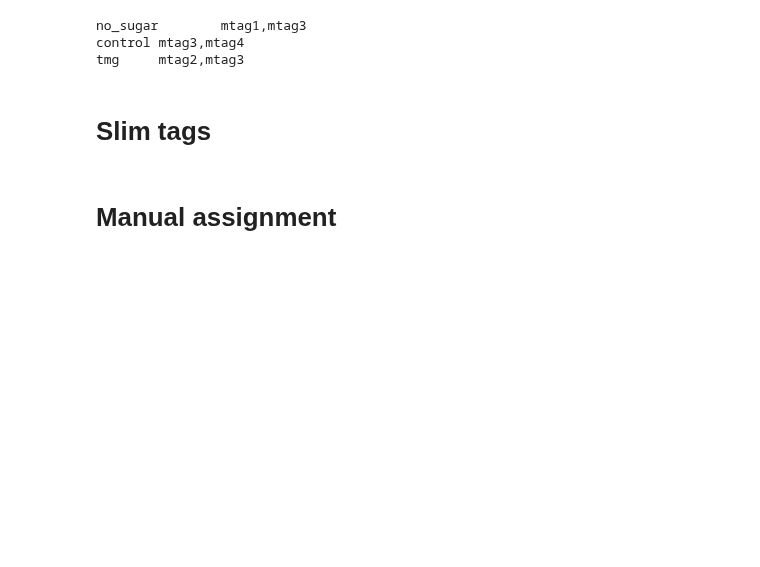
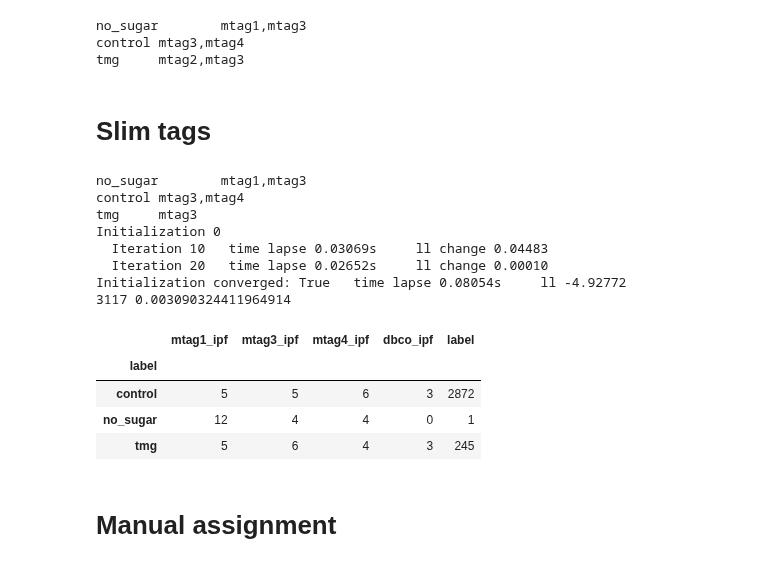
Before and after one commit to sbooeshaghi/azucar, a Jupyter notebook: analysis/293T/obs2/assign.ipynb, the cells around one changed output. Drawn from its saved outputs; the diff is of its cells as text; code cells hidden in the pictures; blank space fills up the shorter version.

```diff
--- a/analysis/293T/obs2/assign.ipynb
+++ b/analysis/293T/obs2/assign.ipynb
@@ -2612,15 +2575,29 @@ tmg     mtag2,mtag3
 # Slim tags
 # %%
 !sed 's/mtag2,//' $markers_fn > $base_mark/markers_slim.txt
-markers_fn = os.path.join(base_mark, "markers_slim.txt")
+markers_slim_fn = os.path.join(base_mark, "markers_slim.txt")
 
-!cat $markers_fn
+!cat $markers_slim_fn
 
-df = main(matrix_fn, barcodes_fn, genes_fn, markers_fn)
+df, ent_cutoff = main(matrix_fn, barcodes_fn, genes_fn, markers_slim_fn)
 df.query(f"ent < {ent_cutoff}").groupby("label").agg({
-      "mtag1": "mean",
-      "mtag3": "mean",
-      "mtag4": "mean",
-      "dbco": "mean",
+      "mtag1_ipf": "mean",
+      "mtag3_ipf": "mean",
+      "mtag4_ipf": "mean",
+      "dbco_ipf": "mean",
       "label": "count"
       }).astype(int)
+# %% [output]
+no_sugar        mtag1,mtag3
+control mtag3,mtag4
+tmg     mtag3
+Initialization 0
+  Iteration 10   time lapse 0.03069s     ll change 0.04483
+  Iteration 20   time lapse 0.02652s     ll change 0.00010
+Initialization converged: True   time lapse 0.08054s     ll -4.92772
+3117 0.003090324411964914
+|  | mtag1_ipf | mtag3_ipf | mtag4_ipf | dbco_ipf | label |
+| label |  |  |  |  |  |
+| control | 5 | 5 | 6 | 3 | 2872 |
+| no_sugar | 12 | 4 | 4 | 0 | 1 |
+| tmg | 5 | 6 | 4 | 3 | 245 |
```
Also changed, not shown: parts of 25 cells of this notebook.
